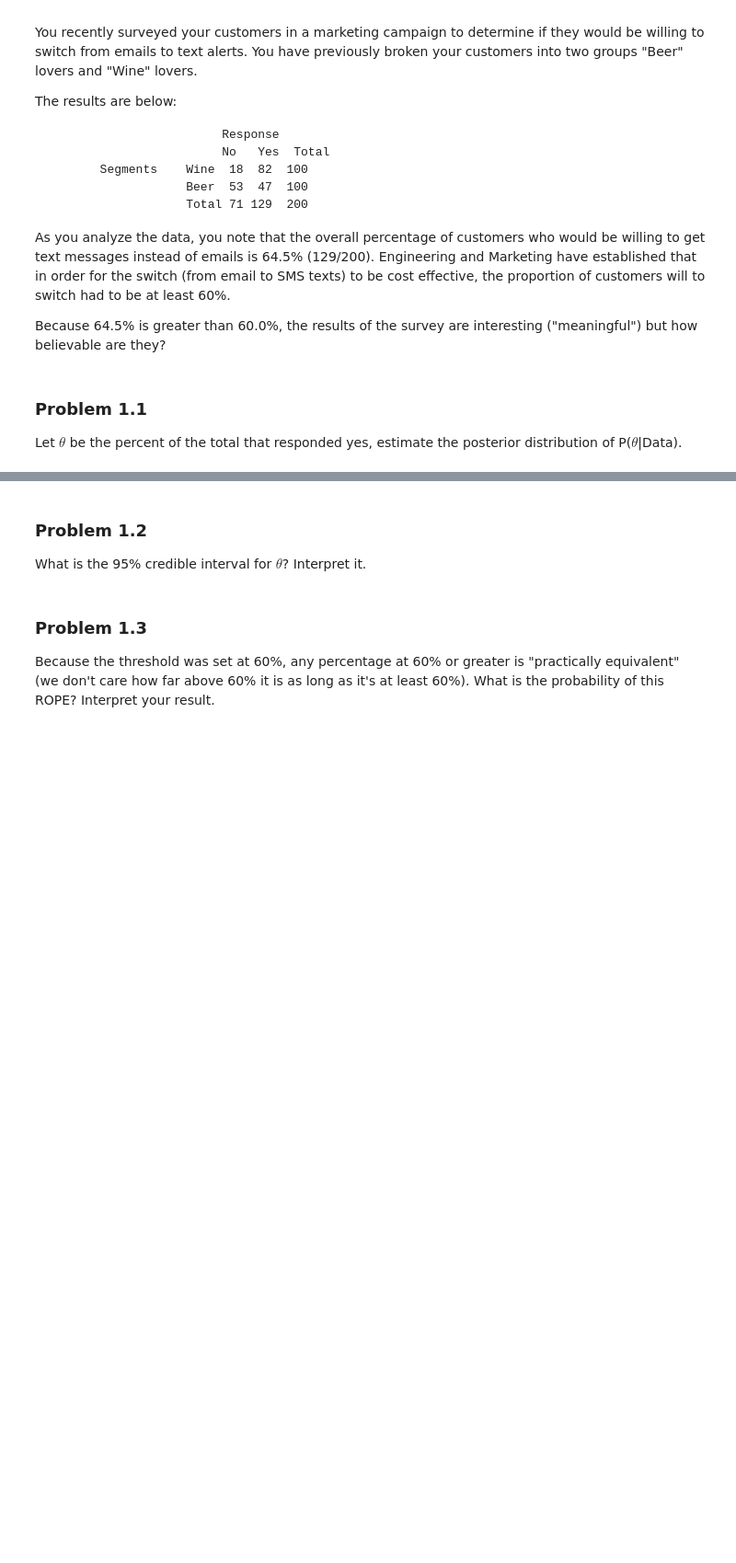
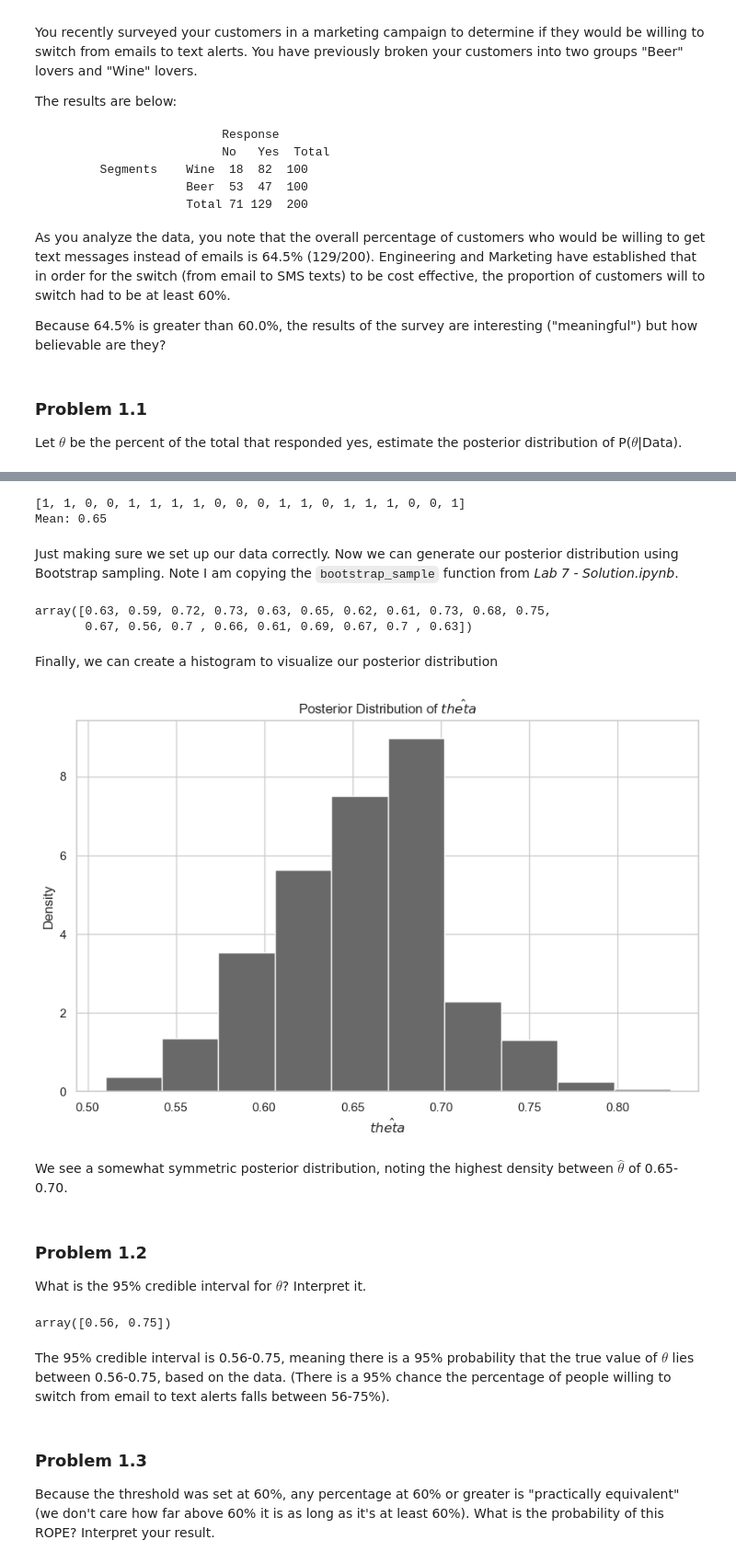
Before and after one commit to ansaridan/jhu-data-engineering-team-5, a Jupyter notebook: Problem_Set_4/Jhirsc21.ipynb, the cells around one changed output, grey strips where cells are left out. Shown at 92% size. Drawn from its saved outputs; the diff is of its cells as text; code cells hidden in the pictures; blank space fills up the shorter version.

```diff
--- a/Problem_Set_4/Jhirsc21.ipynb
+++ b/Problem_Set_4/Jhirsc21.ipynb
@@ -114,7 +116,59 @@ Let $\theta$ be the percent of the total that responded yes, estimate the poster
+# %%
+np.random.seed([281732])
+
+theta_yes = 0.65
+data = [1] * 65 + [0] * 35
+np.random.shuffle(data)
+print(data[0:20])
+print(f'Mean: {np.mean(data)}')
+# %% [output]
+[1, 1, 0, 0, 1, 1, 1, 1, 0, 0, 0, 1, 1, 0, 1, 1, 1, 0, 0, 1]
+Mean: 0.65
+# %% [markdown]
+Just making sure we set up our data correctly. Now we can generate our posterior distribution using Bootstrap sampling. Note I am copying the `bootstrap_sample` function from *Lab 7 - Solution.ipynb*.
+# %%
+def bootstrap_sample(data, f, n=100):
+    result = []
+    m = len(data)
+    for _ in range(n):
+        sample = np.random.choice(data, len(data), replace=True)
+        r = f(sample)
+        result.append(r)
+    return np.array(result)
+# %%
+posterior = bootstrap_sample(data, np.mean, 1000)
+posterior[0:20]
+# %% [output]
+array([0.63, 0.59, 0.72, 0.73, 0.63, 0.65, 0.62, 0.61, 0.73, 0.68, 0.75,
+       0.67, 0.56, 0.7 , 0.66, 0.61, 0.69, 0.67, 0.7 , 0.63])
+# %% [markdown]
+Finally, we can create a histogram to visualize our posterior distribution
+# %%
+figure = plt.figure(figsize=(10, 6))
+
+axes = figure.add_subplot(1, 1, 1)
+
+axes.hist(posterior, density=True, color="dimgray")
+axes.set_ylabel("Density")
+axes.set_xlabel("$\hat{theta}$")
+axes.set_title("Posterior Distribution of $\hat{theta}$")
+
+plt.show()
+plt.close()
+# %% [output]
+[figure, added]
+# %% [markdown]
+We see a somewhat symmetric posterior distribution, noting the highest density between $\hat{\theta}$ of 0.65-0.70.
 # %% [markdown]
 ### Problem 1.2
 
 What is the 95% credible interval for $\theta$? Interpret it.
+# %%
+stats.mstats.mquantiles(posterior, [0.025, 0.975])
+# %% [output]
+array([0.56, 0.75])
+# %% [markdown]
+The 95% credible interval is 0.56-0.75, meaning there is a 95% probability that the true value of $\theta$ lies between 0.56-0.75, based on the data. (There is a 95% chance the percentage of people willing to switch from email to text alerts falls between 56-75%).
 # %% [markdown]
 ### Problem 1.3
 
```
Also changed, not shown: parts of 13 cells of this notebook.
